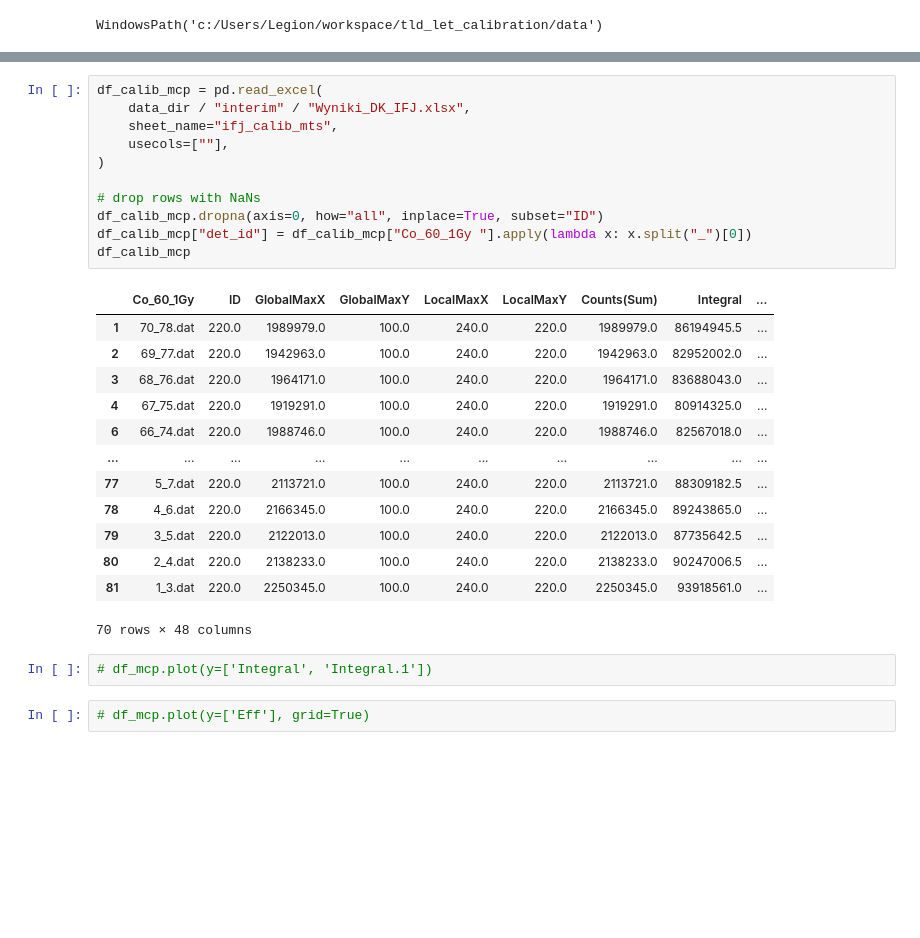
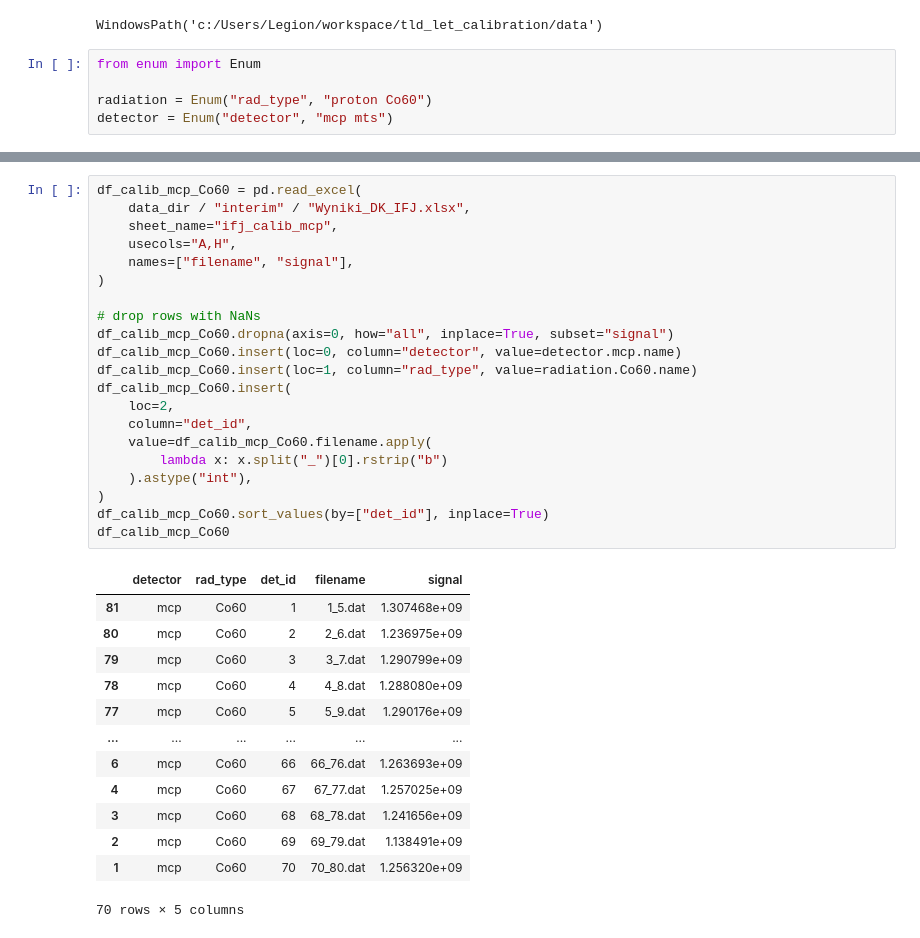
Before and after one commit to grzanka/tld_let_calibration, a Jupyter notebook: notebook/0.2-detector_signal_and_eff.ipynb, the cells around one changed output, grey strips where cells are left out. Drawn from its saved outputs; the diff is of its cells as text; blank space fills up the shorter version.

```diff
--- a/notebook/0.2-detector_signal_and_eff.ipynb
+++ b/notebook/0.2-detector_signal_and_eff.ipynb
@@ -22,3 +23,8 @@ data_dir = this_file.parent / "data"
 data_dir
 # %% [output]
 WindowsPath('c:/Users/Legion/workspace/tld_let_calibration/data')
+# %%
+from enum import Enum
+
+radiation = Enum("rad_type", "proton Co60")
+detector = Enum("detector", "mcp mts")
@@ -25,29 +101,35 @@ WindowsPath('c:/Users/Legion/workspace/tld_let_calibration/data')
 # %%
-df_calib_mcp = pd.read_excel(
+df_calib_mcp_Co60 = pd.read_excel(
     data_dir / "interim" / "Wyniki_DK_IFJ.xlsx",
-    sheet_name="ifj_calib_mts",
-    usecols=[""],
+    sheet_name="ifj_calib_mcp",
+    usecols="A,H",
+    names=["filename", "signal"],
 )
 
 # drop rows with NaNs
-df_calib_mcp.dropna(axis=0, how="all", inplace=True, subset="ID")
-df_calib_mcp["det_id"] = df_calib_mcp["Co_60_1Gy "].apply(lambda x: x.split("_")[0])
-df_calib_mcp
+df_calib_mcp_Co60.dropna(axis=0, how="all", inplace=True, subset="signal")
+df_calib_mcp_Co60.insert(loc=0, column="detector", value=detector.mcp.name)
+df_calib_mcp_Co60.insert(loc=1, column="rad_type", value=radiation.Co60.name)
+df_calib_mcp_Co60.insert(
+    loc=2,
+    column="det_id",
+    value=df_calib_mcp_Co60.filename.apply(
+        lambda x: x.split("_")[0].rstrip("b")
+    ).astype("int"),
+)
+df_calib_mcp_Co60.sort_values(by=["det_id"], inplace=True)
+df_calib_mcp_Co60
 # %% [output]
-|  | Co_60_1Gy | ID | GlobalMaxX | GlobalMaxY | LocalMaxX | LocalMaxY | Counts(Sum) | Integral | ... |
-| 1 | 70_78.dat | 220.0 | 1989979.0 | 100.0 | 240.0 | 220.0 | 1989979.0 | 86194945.5 | ... |
-| 2 | 69_77.dat | 220.0 | 1942963.0 | 100.0 | 240.0 | 220.0 | 1942963.0 | 82952002.0 | ... |
-| 3 | 68_76.dat | 220.0 | 1964171.0 | 100.0 | 240.0 | 220.0 | 1964171.0 | 83688043.0 | ... |
-| 4 | 67_75.dat | 220.0 | 1919291.0 | 100.0 | 240.0 | 220.0 | 1919291.0 | 80914325.0 | ... |
-| 6 | 66_74.dat | 220.0 | 1988746.0 | 100.0 | 240.0 | 220.0 | 1988746.0 | 82567018.0 | ... |
-| ... | ... | ... | ... | ... | ... | ... | ... | ... | ... |
-| 77 | 5_7.dat | 220.0 | 2113721.0 | 100.0 | 240.0 | 220.0 | 2113721.0 | 88309182.5 | ... |
-| 78 | 4_6.dat | 220.0 | 2166345.0 | 100.0 | 240.0 | 220.0 | 2166345.0 | 89243865.0 | ... |
-| 79 | 3_5.dat | 220.0 | 2122013.0 | 100.0 | 240.0 | 220.0 | 2122013.0 | 87735642.5 | ... |
-| 80 | 2_4.dat | 220.0 | 2138233.0 | 100.0 | 240.0 | 220.0 | 2138233.0 | 90247006.5 | ... |
-| 81 | 1_3.dat | 220.0 | 2250345.0 | 100.0 | 240.0 | 220.0 | 2250345.0 | 93918561.0 | ... |
+|  | detector | rad_type | det_id | filename | signal |
+| 81 | mcp | Co60 | 1 | 1_5.dat | 1.307468e+09 |
+| 80 | mcp | Co60 | 2 | 2_6.dat | 1.236975e+09 |
+| 79 | mcp | Co60 | 3 | 3_7.dat | 1.290799e+09 |
+| 78 | mcp | Co60 | 4 | 4_8.dat | 1.288080e+09 |
+| 77 | mcp | Co60 | 5 | 5_9.dat | 1.290176e+09 |
+| ... | ... | ... | ... | ... | ... |
+| 6 | mcp | Co60 | 66 | 66_76.dat | 1.263693e+09 |
+| 4 | mcp | Co60 | 67 | 67_77.dat | 1.257025e+09 |
+| 3 | mcp | Co60 | 68 | 68_78.dat | 1.241656e+09 |
+| 2 | mcp | Co60 | 69 | 69_79.dat | 1.138491e+09 |
+| 1 | mcp | Co60 | 70 | 70_80.dat | 1.256320e+09 |
-70 rows × 48 columns
+70 rows × 5 columns
-# %%
-# df_mcp.plot(y=['Integral', 'Integral.1'])
-# %%
-# df_mcp.plot(y=['Eff'], grid=True)
```
Also changed, not shown: parts of 9 cells of this notebook.
